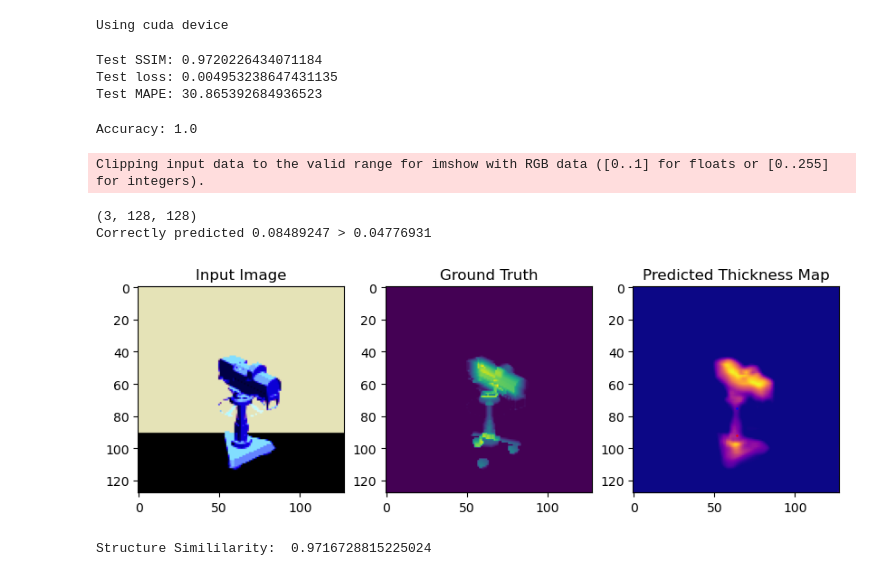
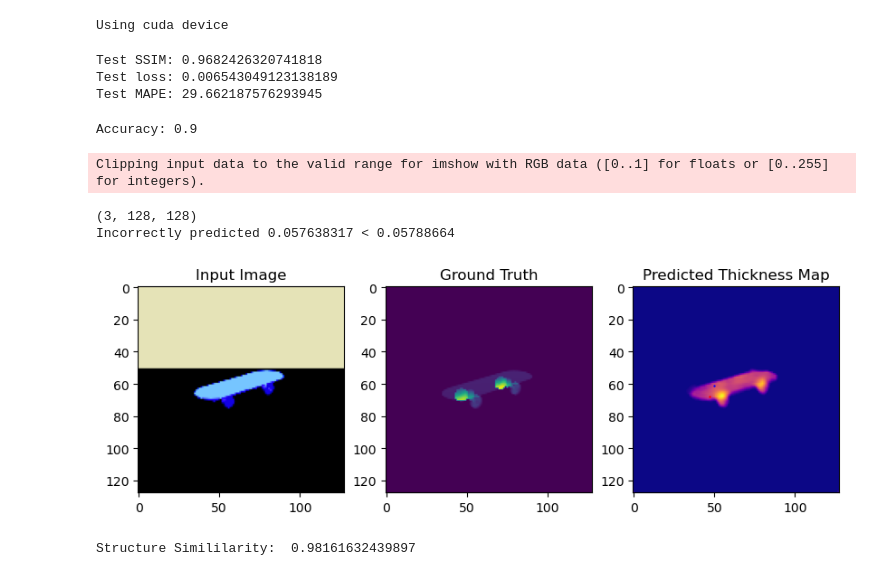
Before and after one commit to kane1204/Object-Thickness-Estimation-Network, a Jupyter notebook: test_model_human_set.ipynb, the cells around one changed output. Drawn from its saved outputs; the diff is of its cells as text; code cells hidden in the pictures.

```diff
--- a/test_model_human_set.ipynb
+++ b/test_model_human_set.ipynb
@@ -61,7 +61,7 @@ print("# of samples in test set:", len(thickness_dataset))
 # %% [output]
 # of samples in test set: 10
 # %%
-path = "models\Full train\model_20230301-145022_114"
+path = "models\Full train (balanced)\model_20230329-155809_148"
 device = "cuda" if torch.cuda.is_available() else "cpu"
 print("Using {} device".format(device))
 
@@ -104,9 +104,9 @@ print("Test SSIM: {}".format(fullstrsim/batches))
 print("Test loss: {}".format(full_loss/batches))
 print("Test MAPE: {}".format(full_mape/batches))
 # %% [output]
-Test SSIM: 0.9720226434071184
-Test loss: 0.004953238647431135
-Test MAPE: 30.865392684936523
+Test SSIM: 0.9682426320741818
+Test loss: 0.006543049123138189
+Test MAPE: 29.662187576293945
 # %%
 label_dict = {"red": 0, "blue": 1}
 
@@ -137,12 +137,12 @@ for i in range(labels.cpu().numpy().shape[0]):
         correct += 1
 print("Accuracy: {}".format(correct/labels.cpu().numpy().shape[0]))
 # %% [output]
-Accuracy: 1.0
+Accuracy: 0.9
 # %%
 # test visualisation/ qualitative evaluation
 from skimage.metrics import structural_similarity as ssim
 
-idx = 2
+idx = 6
 # sample = samples[idx]
 output = outputs[idx]
 with torch.no_grad():
@@ -156,33 +156,33 @@ with torch.no_grad():
     plt.subplot(1,3,1)
     # convert image tensor format to numpy array
     image=np.swapaxes(image,0,1)
     image=np.swapaxes(image,1,2)
     plt.imshow(image)
     plt.title('Input Image')
     plt.subplot(1,3,2)
     plt.imshow(label[0])
     plt.title('Ground Truth')
     plt.subplot(1,3,3)
     plt.imshow(output[0], cmap='plasma')
     # add a single point to the image
     thick_pt = df.loc[idx, "thicker"]
     thinner_pt = df.loc[idx, "thinner"]
     plt.scatter(thick_pt[1], thick_pt[0], c='r', s=0.5)
     plt.scatter(thinner_pt[1], thinner_pt[0], c='b', s=0.5)
     thickpred = output[0][thick_pt[0]][thick_pt[1]]
     thinnerpred = output[0][thinner_pt[0]][thinner_pt[1]]
     if thickpred > thinnerpred:
         print("Correctly predicted", thickpred, ">", thinnerpred)
     else:
         print("Incorrectly predicted", thickpred, "<", thinnerpred)
 
     plt.title('Predicted Thickness Map')
 
     plt.show()
 print("Structure Simililarity: ",ssim(label[0], output[0].reshape(128,128)))
 # %% [output]
 Clipping input data to the valid range for imshow with RGB data ([0..1] for floats or [0..255] for integers).
 (3, 128, 128)
-Correctly predicted 0.08489247 > 0.04776931
+Incorrectly predicted 0.057638317 < 0.05788664
-[figure, old version]
+[figure, new version]
-Structure Simililarity:  0.9716728815225024
+Structure Simililarity:  0.98161632439897
```
Also changed, not shown: 3 other files.
